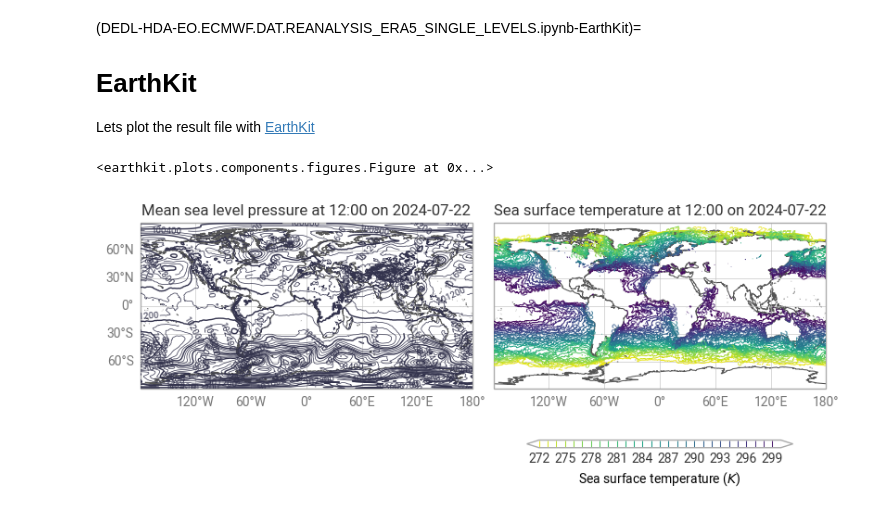
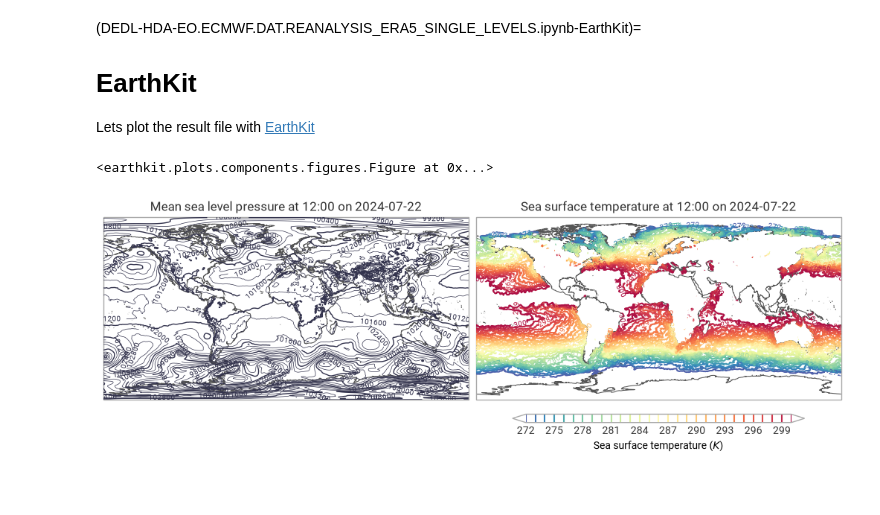
Before and after one commit to destination-earth/DestinE-DataLake-Lab, a Jupyter notebook: HDA/CDS_data/DEDL-HDA-EO.ECMWF.DAT.REANALYSIS_ERA5_SINGLE_LEVELS.ipynb, the cells around one changed output. Drawn from its saved outputs; the diff is of its cells as text; code cells hidden in the pictures; blank space fills up the shorter version.

Commit message:
notebooks adapted to the new earthkit packages versions available in DEDL JupyterHub

```diff
--- a/HDA/CDS_data/DEDL-HDA-EO.ECMWF.DAT.REANALYSIS_ERA5_SINGLE_LEVELS.ipynb
+++ b/HDA/CDS_data/DEDL-HDA-EO.ECMWF.DAT.REANALYSIS_ERA5_SINGLE_LEVELS.ipynb
@@ -322,10 +307,9 @@ Lets plot the result file with [EarthKit](https://earthkit.readthedocs.io/en/lat
 # %%
 import earthkit.data
 import earthkit.plots
-import earthkit.regrid
 
 data = earthkit.data.from_source("file", filename)
-earthkit.plots.quickplot(data)
+earthkit.plots.quickplot(data.to_fieldlist())
 # %% [output]
 <earthkit.plots.components.figures.Figure at 0x...>
-[figure, old version]
+[figure, new version]
```
Also changed, not shown: parts of 5 cells of this notebook, 8 other files.
